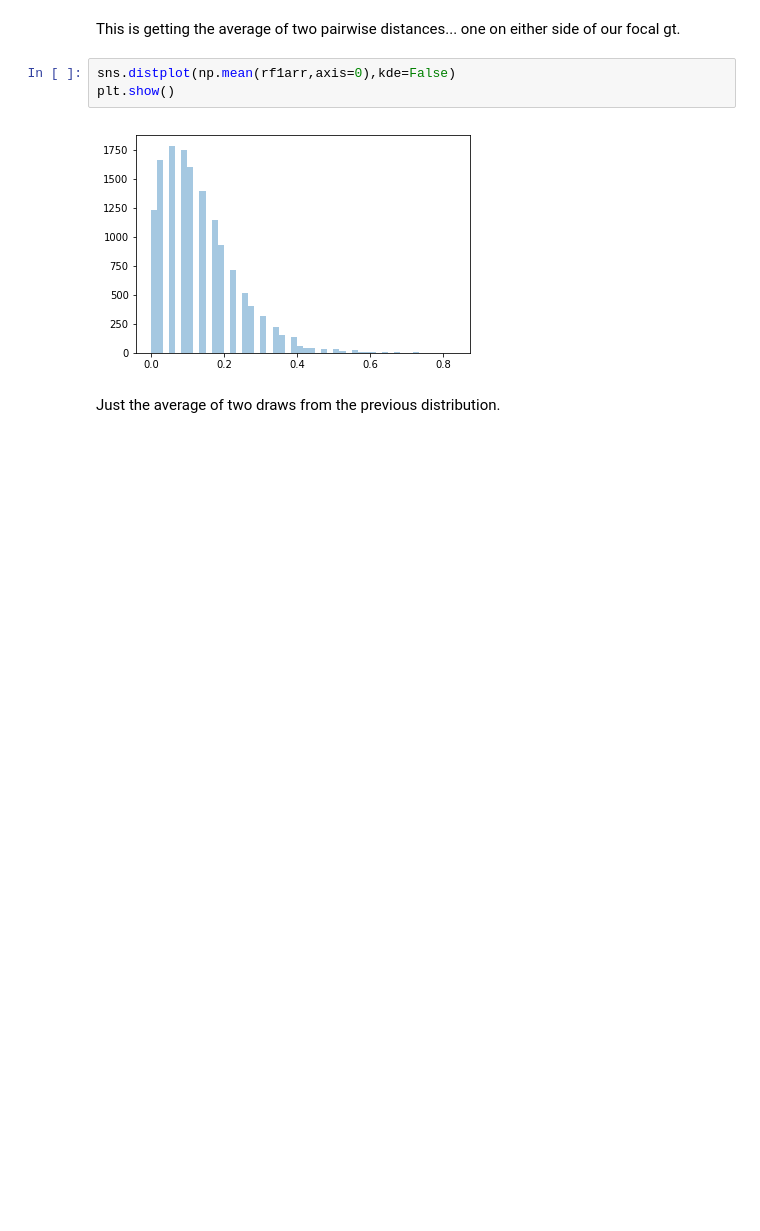
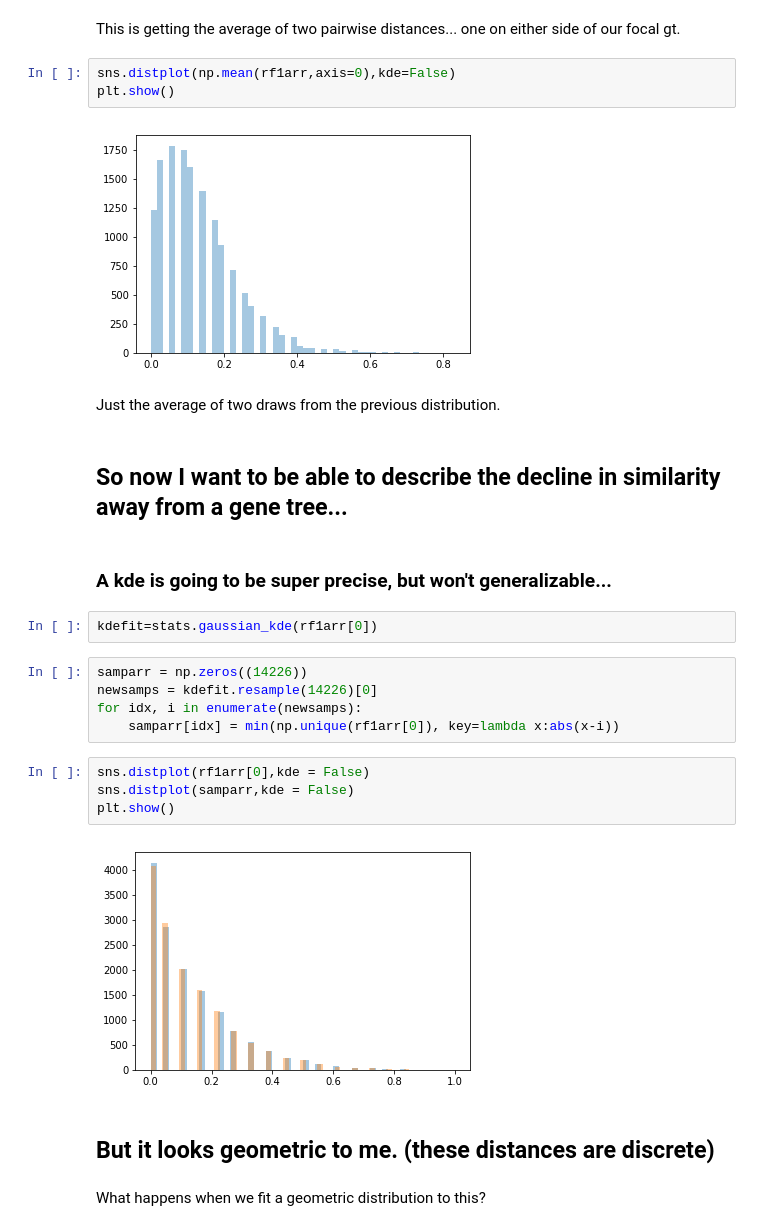
Before and after one commit to pmckenz1/giddy, a Jupyter notebook: notebooks/rf_compare.ipynb, the cells around one changed output. Cells and saved outputs as stored; diff of their text form; blank space fills up the shorter version.

Commit message:
added distribution fitting to robinson-foulds decay

```diff
--- a/notebooks/rf_compare.ipynb
+++ b/notebooks/rf_compare.ipynb
@@ -192,3 +192,24 @@ plt.show()
 [figure]
 # %% [markdown]
 Just the average of two draws from the previous distribution.
+# %% [markdown]
+## So now I want to be able to describe the decline in similarity away from a gene tree...
+# %% [markdown]
+### A kde is going to be super precise, but won't generalizable...
+# %%
+kdefit=stats.gaussian_kde(rf1arr[0])
+# %%
+samparr = np.zeros((14226))
+newsamps = kdefit.resample(14226)[0]
+for idx, i in enumerate(newsamps):
+    samparr[idx] = min(np.unique(rf1arr[0]), key=lambda x:abs(x-i))
+# %%
+sns.distplot(rf1arr[0],kde = False)
+sns.distplot(samparr,kde = False)
+plt.show()
+# %% [output]
+[figure, added]
+# %% [markdown]
+## But it looks geometric to me. (these distances are discrete)
+# %% [markdown]
+What happens when we fit a geometric distribution to this?
```
Also changed, not shown: parts of 4 cells of this notebook.
